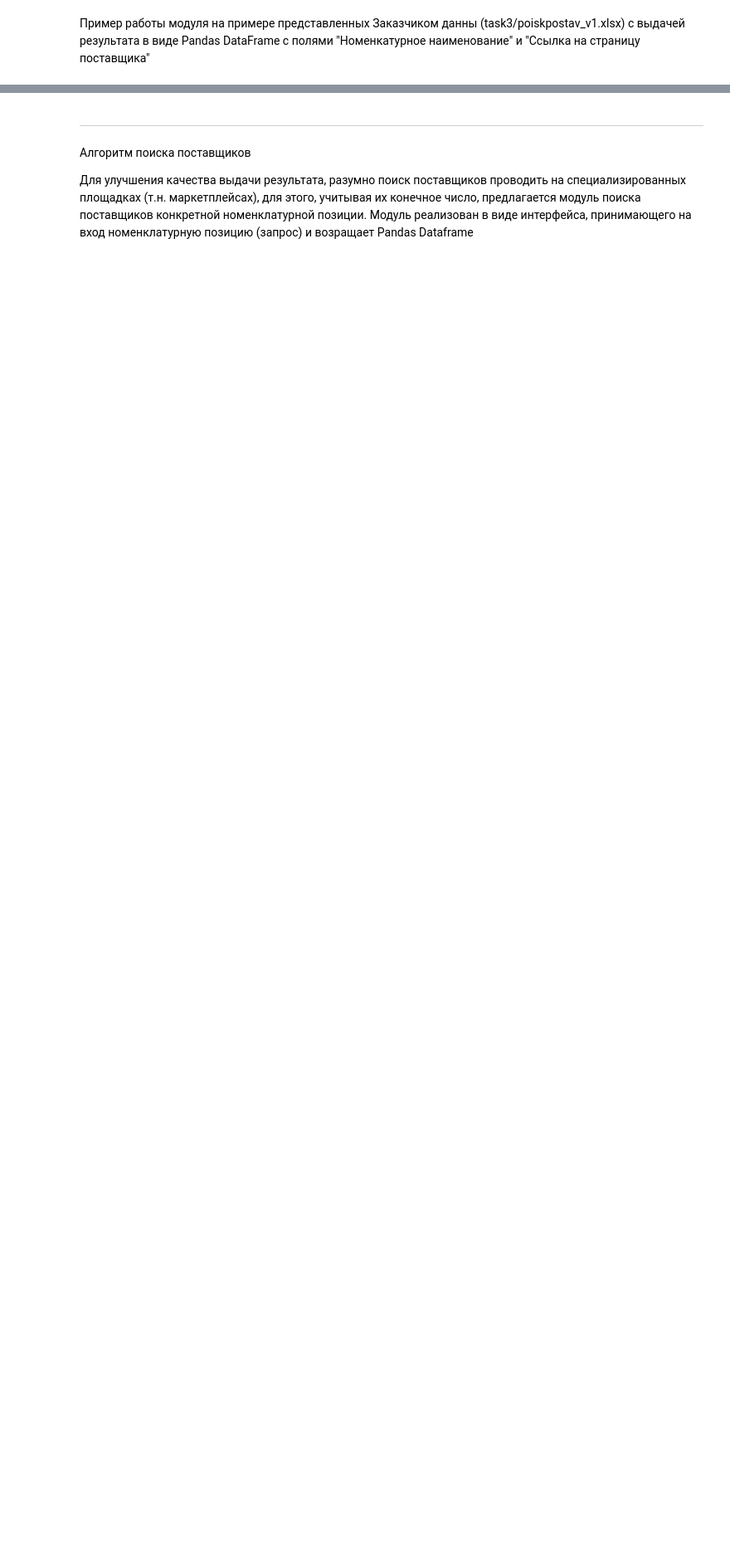
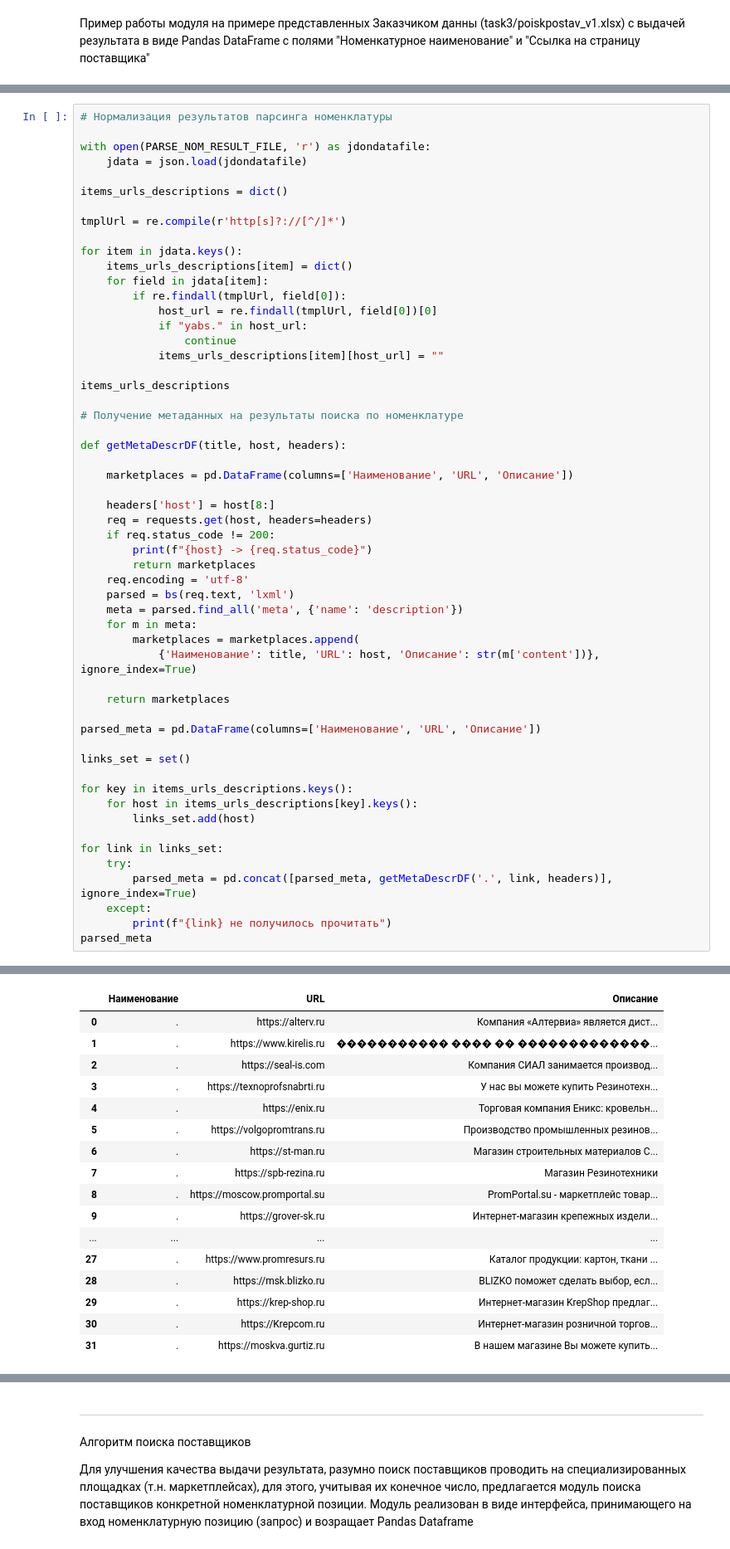
Before and after one commit to AlexHLinS/serverchallengesolution, a Jupyter notebook: Ezee_task3_solution.ipynb, the cells around one changed output, grey strips where cells are left out. Shown at 83% size. Cells and saved outputs as stored; diff of their text form; blank space fills up the shorter version.

```diff
--- a/Ezee_task3_solution.ipynb
+++ b/Ezee_task3_solution.ipynb
@@ -245,0 +264,56 @@ ML модель верификации площадок
+# %%
+# Нормализация результатов парсинга номенклатуры
+
+with open(PARSE_NOM_RESULT_FILE, 'r') as jdondatafile:
+    jdata = json.load(jdondatafile)
+
+items_urls_descriptions = dict()
+
+tmplUrl = re.compile(r'http[s]?://[^/]*')
+
+for item in jdata.keys():
+    items_urls_descriptions[item] = dict()
+    for field in jdata[item]:
+        if re.findall(tmplUrl, field[0]):
+            host_url = re.findall(tmplUrl, field[0])[0]
+            if "yabs." in host_url:
+                continue
+            items_urls_descriptions[item][host_url] = ""
+
+items_urls_descriptions
+
+# Получение метаданных на результаты поиска по номенклатуре
+
+def getMetaDescrDF(title, host, headers):
+
+    marketplaces = pd.DataFrame(columns=['Наименование', 'URL', 'Описание'])
+
+    headers['host'] = host[8:]
+    req = requests.get(host, headers=headers)
+    if req.status_code != 200:
+        print(f"{host} -> {req.status_code}")
+        return marketplaces
+    req.encoding = 'utf-8'
+    parsed = bs(req.text, 'lxml')
+    meta = parsed.find_all('meta', {'name': 'description'})
+    for m in meta:
+        marketplaces = marketplaces.append(
+            {'Наименование': title, 'URL': host, 'Описание': str(m['content'])}, ignore_index=True)
+
+    return marketplaces
+
+parsed_meta = pd.DataFrame(columns=['Наименование', 'URL', 'Описание'])
+
+links_set = set()
+
+for key in items_urls_descriptions.keys():
+    for host in items_urls_descriptions[key].keys():
+        links_set.add(host)
+
+for link in links_set:
+    try:
+        parsed_meta = pd.concat([parsed_meta, getMetaDescrDF('.', link, headers)], ignore_index=True)
+    except:
+        print(f"{link} не получилось прочитать")
+parsed_meta
+# %% [output]
@@ -245,0 +322,17 @@ ML модель верификации площадок
+|  | Наименование | URL | Описание |
+| 0 | . | https://alterv.ru | Компания «Алтервиа» является дист... |
+| 1 | . | https://www.kirelis.ru | ����������� ���� �� �������������... |
+| 2 | . | https://seal-is.com | Компания СИАЛ занимается производ... |
+| 3 | . | https://texnoprofsnabrti.ru | У нас вы можете купить Резинотехн... |
+| 4 | . | https://enix.ru | Торговая компания Еникс: кровельн... |
+| 5 | . | https://volgopromtrans.ru | Производство промышленных резинов... |
+| 6 | . | https://st-man.ru | Магазин строительных материалов С... |
+| 7 | . | https://spb-rezina.ru | Магазин Резинотехники |
+| 8 | . | https://moscow.promportal.su | PromPortal.su - маркетплейс товар... |
+| 9 | . | https://grover-sk.ru | Интернет-магазин крепежных издели... |
+| ... | ... | ... | ... |
+| 27 | . | https://www.promresurs.ru | Каталог продукции: картон, ткани ... |
+| 28 | . | https://msk.blizko.ru | BLIZKO поможет сделать выбор, есл... |
+| 29 | . | https://krep-shop.ru | Интернет-магазин KrepShop предлаг... |
+| 30 | . | https://Krepcom.ru | Интернет-магазин розничной торгов... |
+| 31 | . | https://moskva.gurtiz.ru | В нашем магазине Вы можете купить... |
```
Also changed, not shown: parts of 17 cells of this notebook, 3 other files.
